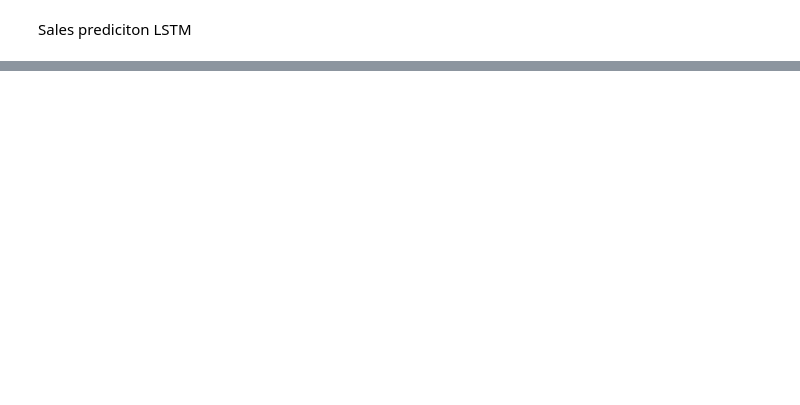
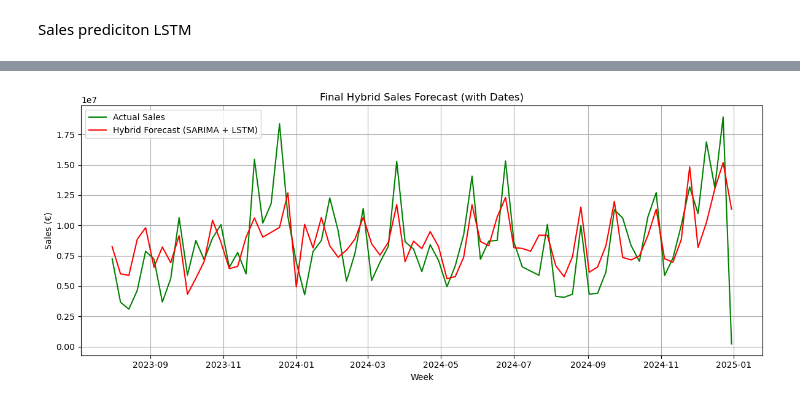
Before and after one commit to MrStrelan/SalesPredictionFramework, a Jupyter notebook: SARIMA.ipynb, the cells around one changed output, grey strips where cells are left out. Drawn from its saved outputs; the diff is of its cells as text; code cells hidden in the pictures; blank space fills up the shorter version.

```diff
--- a/SARIMA.ipynb
+++ b/SARIMA.ipynb
@@ -1171,0 +1230,5 @@ plt.show()
+# %%
+from sklearn.preprocessing import MinMaxScaler
+
+feature_scaler = MinMaxScaler()
+X_scaled = feature_scaler.fit_transform(X)
@@ -1171,0 +1246,4 @@ plt.show()
+# %%
+split_idx = int(len(X_seq) * 0.8)
+X_train, X_test = X_seq[:split_idx], X_seq[split_idx:]
+y_train, y_test = y_seq[:split_idx], y_seq[split_idx:]
@@ -1171,0 +1334,17 @@ plt.show()
+# %%
+dates = combined.index[-len(final_forecast):]
+
+import matplotlib.pyplot as plt
+
+plt.figure(figsize=(12, 5))
+plt.plot(dates, true_sales, label='Actual Sales', color='green')
+plt.plot(dates, final_forecast, label='Hybrid Forecast (SARIMA + LSTM)', color='red')
+plt.title("Final Hybrid Sales Forecast (with Dates)")
+plt.xlabel("Week")
+plt.ylabel("Sales (€)")
+plt.legend()
+plt.grid(True)
+plt.tight_layout()
+plt.show()
+# %% [output]
+[figure, added]
```
Also changed, not shown: parts of 31 cells of this notebook, 3 other files.
